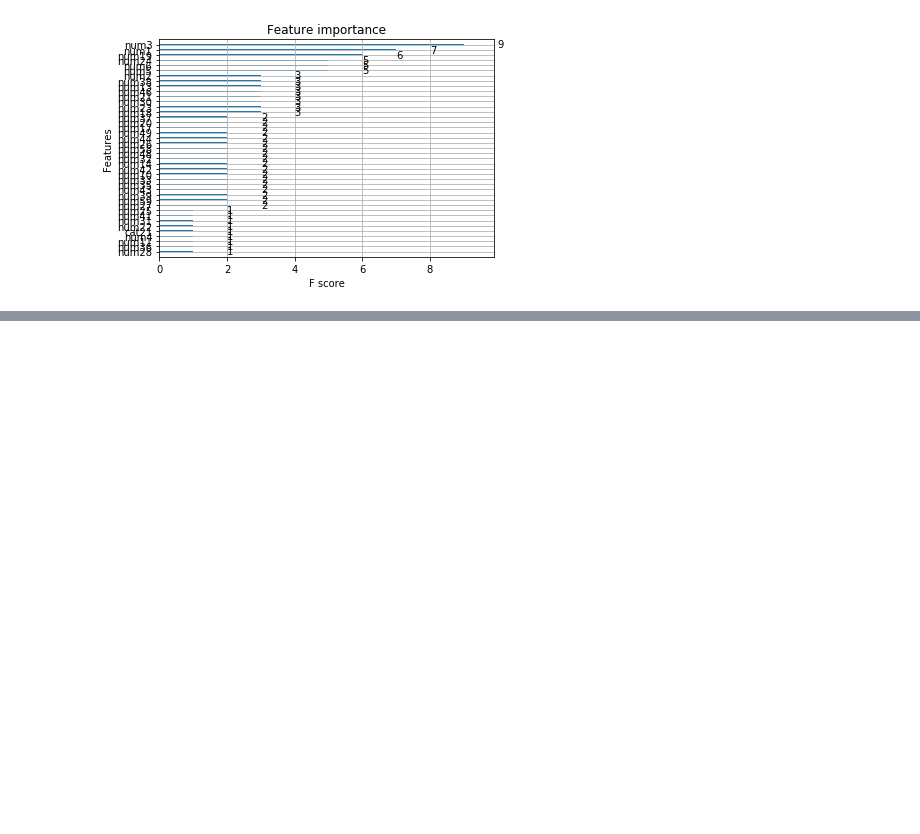
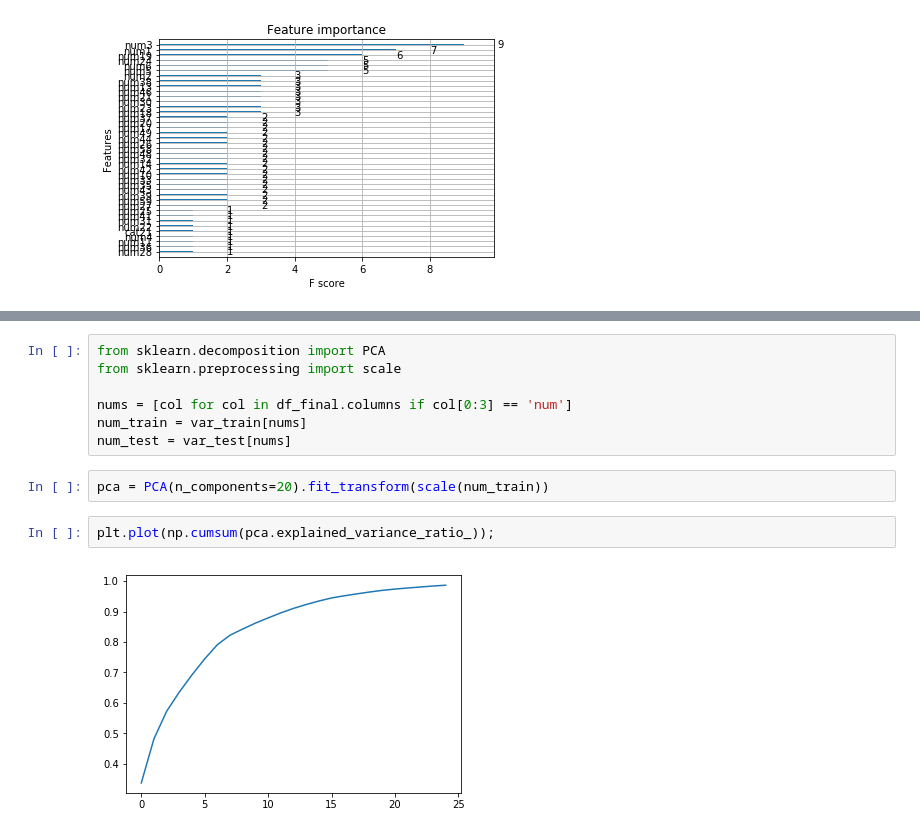
Before and after one commit to john-coletta/fall3orange3, a Jupyter notebook: machine-learning.ipynb, the cells around one changed output, grey strips where cells are left out. Drawn from its saved outputs; the diff is of its cells as text; blank space fills up the shorter version.

```diff
--- a/machine-learning.ipynb
+++ b/machine-learning.ipynb
@@ -360,0 +392,13 @@ xg.plot_importance(bst);
+# %%
+from sklearn.decomposition import PCA
+from sklearn.preprocessing import scale
+
+nums = [col for col in df_final.columns if col[0:3] == 'num']
+num_train = var_train[nums]
+num_test = var_test[nums]
+# %%
+pca = PCA(n_components=20).fit_transform(scale(num_train))
+# %%
+plt.plot(np.cumsum(pca.explained_variance_ratio_));
+# %% [output]
+[figure, added]
```
Also changed, not shown: parts of 10 cells of this notebook.
